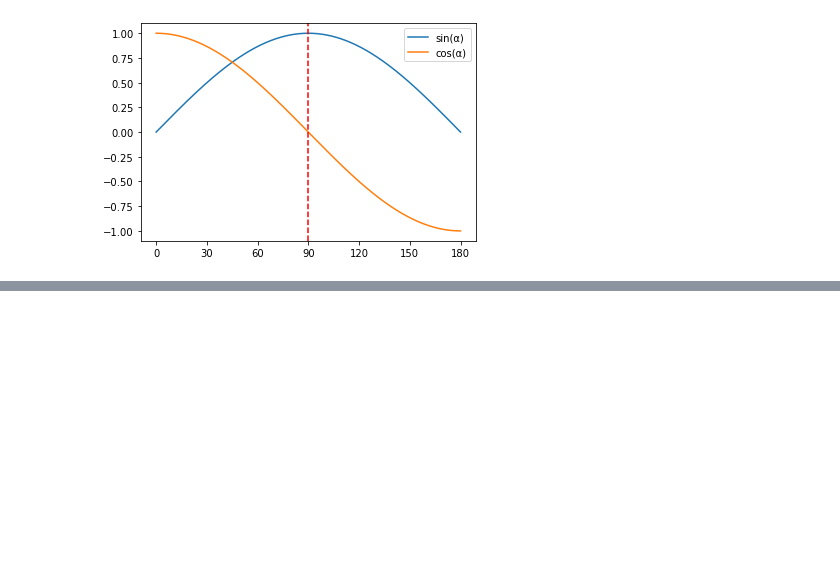
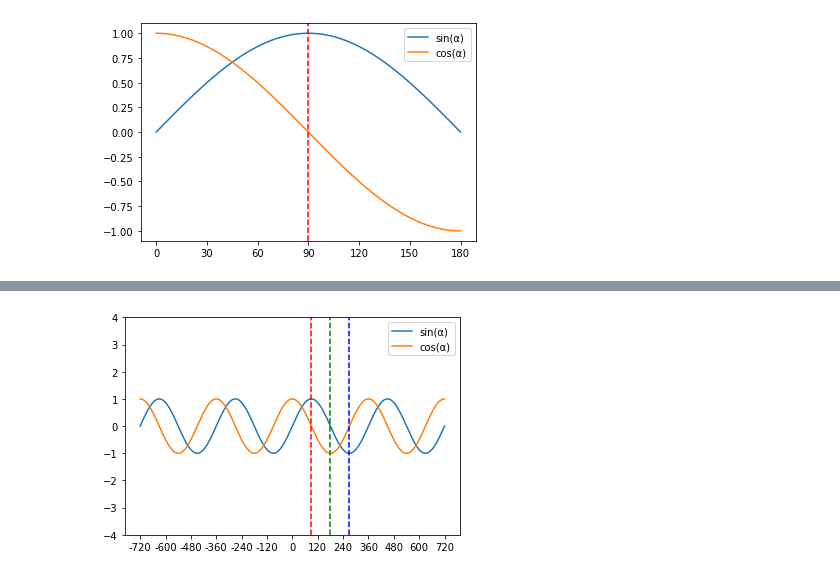
Before and after one commit to gadial/blog, a Jupyter notebook: assets/img/2021/Trigo.ipynb, the cells around one changed output, grey strips where cells are left out. Saved outputs shown, nothing was run; the diff lists cells and outputs as text; code cells hidden in the pictures; blank space fills up the shorter version.

```diff
--- a/assets/img/2021/Trigo.ipynb
+++ b/assets/img/2021/Trigo.ipynb
@@ -34,0 +54,15 @@ plt.show()
+# %%
+x = np.linspace(-4*np.pi, 4*np.pi, 1000)
+plt.plot(x, np.sin(x), label="sin(\u03B1)")
+plt.plot(x, np.cos(x), label="cos(\u03B1)")
+tick_names = [120*k for k in range(-6,7)]
+ticks = [x * 2*np.pi / 360 for x in tick_names]
+plt.xticks(ticks, tick_names)
+plt.legend()
+plt.ylim(-4,4)
+plt.axvline(x=np.pi / 2, color='r', linestyle='--', label='vline1.5custom')
+plt.axvline(x=np.pi, color='g', linestyle='--', label='vline1.5custom')
+plt.axvline(x=3*np.pi / 2, color='b', linestyle='--', label='vline1.5custom')
+plt.show()
+# %% [output]
+[figure, added]
```
Also changed, not shown: parts of 3 cells of this notebook, 19 other files.
